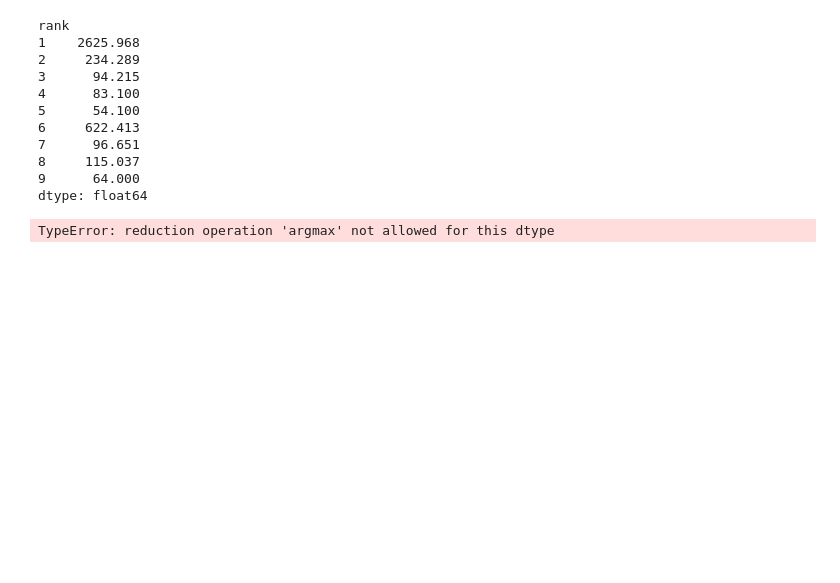
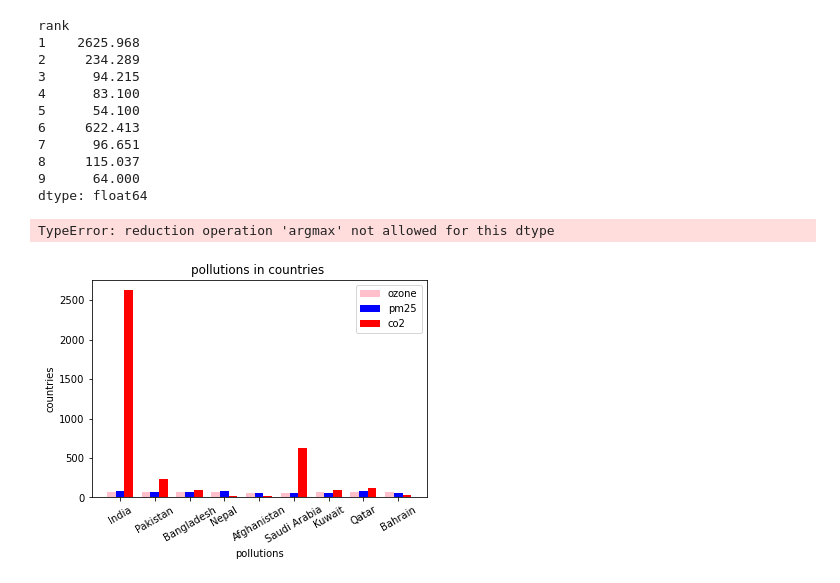
Before and after one commit to 1-1is0/air_pollution_effect, a Jupyter notebook: q2.ipynb, the cells around one changed output. Drawn from its saved outputs; the diff is of its cells as text; code cells hidden in the pictures; blank space fills up the shorter version.

```diff
--- a/q2.ipynb
+++ b/q2.ipynb
@@ -116,3 +116,28 @@ dtype: float64
 df_all_pollutions.idxmax(axis=1)
 # %% [output]
 TypeError: reduction operation 'argmax' not allowed for this dtype
+# %%
+import matplotlib.pyplot as plt
+
+N =9
+ind = np.arange(N)
+width = 0.25
+
+xvals = df_all_pollutions['Exposure Mean_ozon']
+bar1 = plt.bar(ind, xvals, width, color = 'pink')
+
+yvals = df_all_pollutions['Exposure Mean_pm25']
+bar2 = plt.bar(ind+width, yvals, width, color='blue')
+
+zvals = df_all_pollutions['co2']
+bar3 = plt.bar(ind+width*2, zvals, width, color = 'red')
+
+plt.xlabel("pollutions")
+plt.ylabel('countries')
+plt.title("pollutions in countries ")
+
+plt.xticks(ind+width,df_all_pollutions['Country'],rotation=30)
+plt.legend( (bar1, bar2, bar3), ('ozone', 'pm25', 'co2') )
+plt.show()
+# %% [output]
+[figure, added]
```
